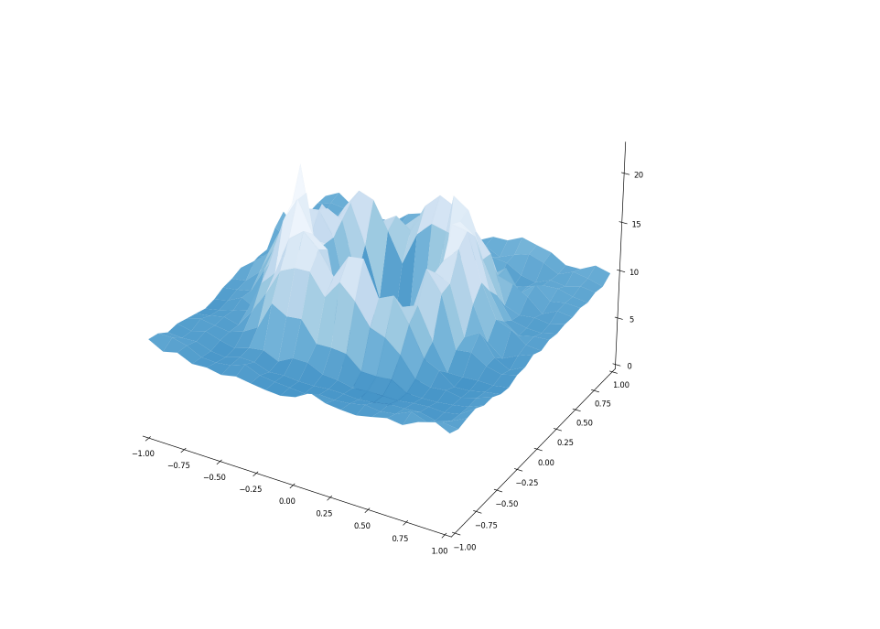
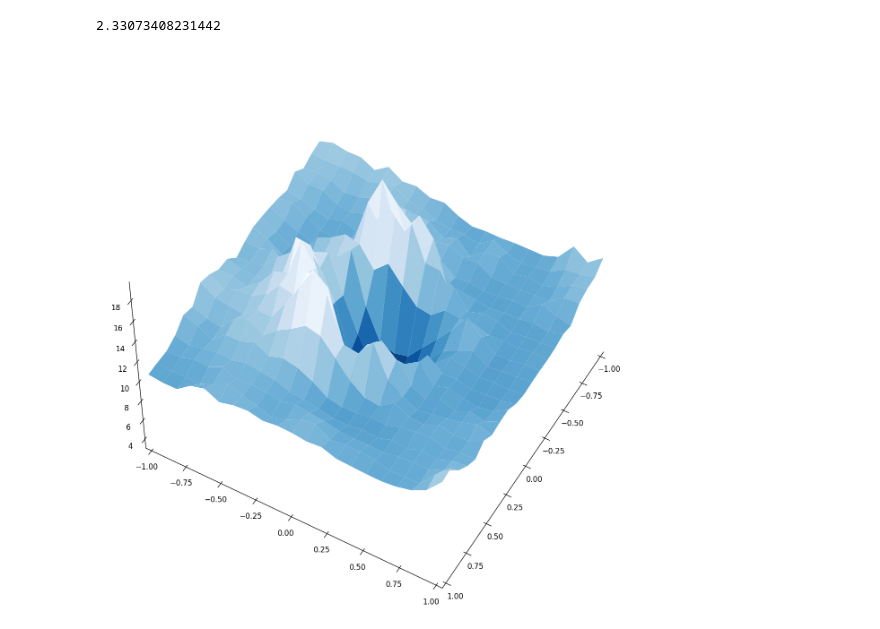
Before and after one commit to MarsJacobs/kd-qat-large-enc, a Jupyter notebook: lls_plot.ipynb, the cells around one changed output. Saved outputs shown, nothing was run; the diff lists cells and outputs as text; code cells hidden in the pictures.

```diff
--- a/lls_plot.ipynb
+++ b/lls_plot.ipynb
@@ -1,7 +1,11 @@
 # %%
 # metrics_dir = "lls_logs/cola_1_losslandscape.csv"
 # metrics_dir = "lls_logs/rte_0.1_losslandscape.csv"
-metrics_dir = "lls_logs/cola_long_losslandscape.csv"
+# metrics_dir = "lls_logs/cola_long_losslandscape.csv"
+# metrics_dir = "lls_logs/cola_1SB_lls.csv"
+# metrics_dir = "lls_logs/rte_1SB_GT_100_lls.csv"
+# metrics_dir = "lls_logs/rte_1SB_lls.csv"
+metrics_dir = "lls_logs/cola_1SB_lls.csv"
 # %%
 import math
 import numpy as np
@@ -25,16 +29,20 @@ xs = data["x"].to_numpy().reshape(shape)
 ys = data["y"].to_numpy().reshape(shape)
 zs = data["loss"].to_numpy().reshape(shape)
 
-zs = zs - zs[np.isfinite(zs)].min()
-zs[zs > 42] = np.nan
+# zs = zs - zs[np.isfinite(zs)].min()
+# zs[zs > 42] = np.nan
 
 norm = plt.Normalize(zs[np.isfinite(zs)].min(), zs[np.isfinite(zs)].max())  # normalize to [0,1]
 colors = cm.Blues_r(norm(zs))
 rcount, ccount, _ = colors.shape
+# %%
+zs.min()
+# %% [output]
+2.33073408231442
 # %%
 fig = plt.figure(figsize=(10, 10), dpi=120)
 ax = fig.gca(projection="3d")
-# ax.view_init(elev=190, azim=15)  # angle
+ax.view_init(elev=50, azim=30)  # angle
 
 # make the panes transparent
 ax.xaxis.set_pane_color((1.0, 1.0, 1.0, 0.0))
@@ -46,31 +54,31 @@ ax.yaxis._axinfo["grid"]['color'] =  (1,1,1,0)
 ax.zaxis._axinfo["grid"]['color'] =  (1,1,1,0)
 
 surf = ax.plot_surface(
     xs, ys, zs,
     rcount=rcount, ccount=ccount,
     cmap="Blues_r", shade=False
 )
 
 # surf = ax.plot_surface(
 #     xs, ys, zs,
 #     rcount=rcount, ccount=ccount,
 #     facecolors=colors, shade=False,
 # )
 # surf.set_facecolor((0,0,0,0))
 
 # remove white spaces
 adjust_lim = 1
 ax.set_xlim(-1 * adjust_lim, 1 * adjust_lim)
 ax.set_ylim(-1 * adjust_lim, 1 * adjust_lim)
 # ax.set_zlim(0, 50)
 fig.subplots_adjust(left=0, right=1, bottom=0, top=1)
 #ax.axis('off')
 
 ls = 10
 ax.tick_params(axis="x", labelsize=ls)
 ax.tick_params(axis="y", labelsize=ls)
 ax.tick_params(axis="z", labelsize=ls)
 
 plt.show()
 # %% [output]
-[figure, old version]
+[figure, new version]
```
Also changed, not shown: 17 other files.
